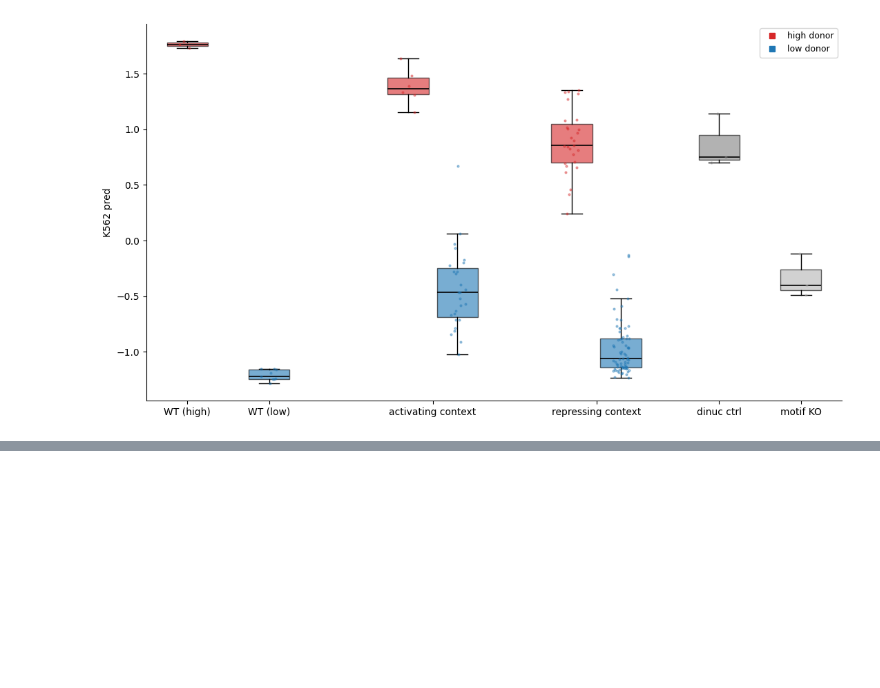
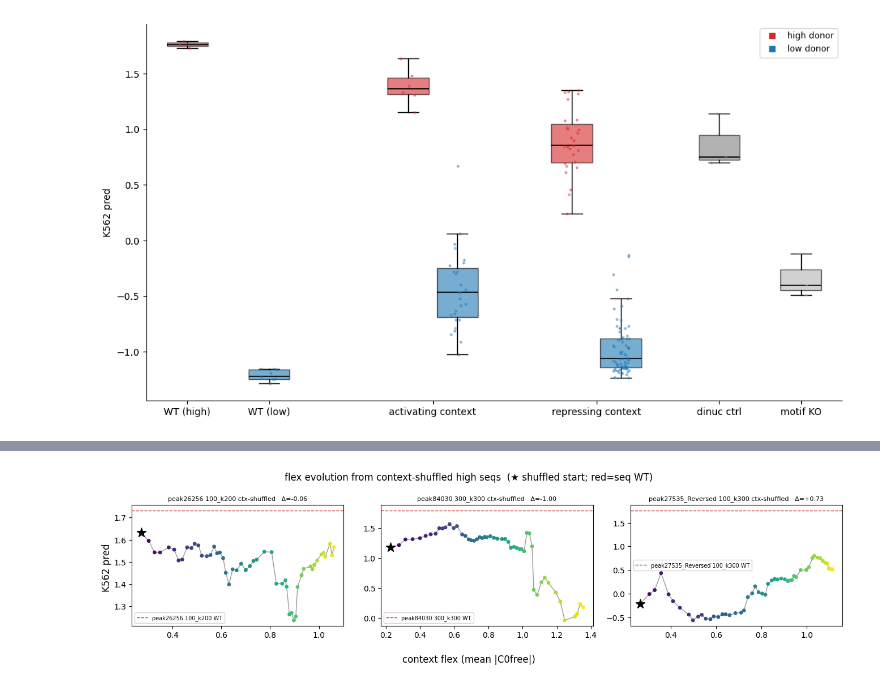
Before and after one commit to pabmantilla/SEAM_validate, a Jupyter notebook: mcs_k562/scripts/swap_experiment.ipynb, the cells around one changed output, grey strips where cells are left out. Cells and saved outputs as stored; diff of their text form; code cells hidden in the pictures; blank space fills up the shorter version.

```diff
--- a/mcs_k562/scripts/swap_experiment.ipynb
+++ b/mcs_k562/scripts/swap_experiment.ipynb
@@ -259,0 +328,23 @@ fig.savefig(out / "swap_experiment.png", dpi=200, bbox_inches="tight")
+# %%
+# K562 along the CONTEXT-SHUFFLED high-seq flex-evolution trajectories (from swap_rescue.ipynb): does raising
+# context flex alone rebuild activity after the native context is destroyed (motifs kept)? one panel per high
+# seq; star = shuffled-context start, path moves right as flex rises. red dashed = that seq's WT activity (goal).
+E = np.load("/grid/koo/home/pmantill/projects/SEAM_validate/context_feat/flex/data/evo_ctxshuf.npz")
+acts = score(torch.stack([one_hot_encode(str(s)).float() for s in E["seqs"]]))   # (M,) K562 pred, evolution order
+pair = E["pair"]; uniq = np.unique(pair)
+
+fig, axes = plt.subplots(1, len(uniq), figsize=(4.5 * len(uniq), 3.5), squeeze=False)
+for ax, pi in zip(axes[0], uniq):
+    m = pair == pi
+    i = int(E["seq_idx"][pi])
+    o, a = E["obj"][m], acts[m]
+    ax.plot(o, a, "-", color="0.6", lw=1, zorder=1)
+    ax.scatter(o, a, c=range(m.sum()), cmap="viridis", s=15, zorder=3)
+    ax.scatter(o[0], a[0], s=150, marker="*", color="black", zorder=5)
+    ax.axhline(wt_all[i], color="#d62728", ls="--", lw=1, label=f"{names[i]} WT")
+    ax.set_title(f"{names[i]} ctx-shuffled   Δ={a[-1] - a[0]:+.2f}", fontsize=8); ax.legend(fontsize=7)
+fig.supxlabel("context flex (mean |C0free|)"); fig.supylabel("K562 pred")
+fig.suptitle("flex evolution from context-shuffled high seqs  (★ shuffled start; red=seq WT)")
+fig.tight_layout()
+# %% [output]
+[figure, added]
```
Also changed, not shown: parts of 4 cells of this notebook, 2 other files.
